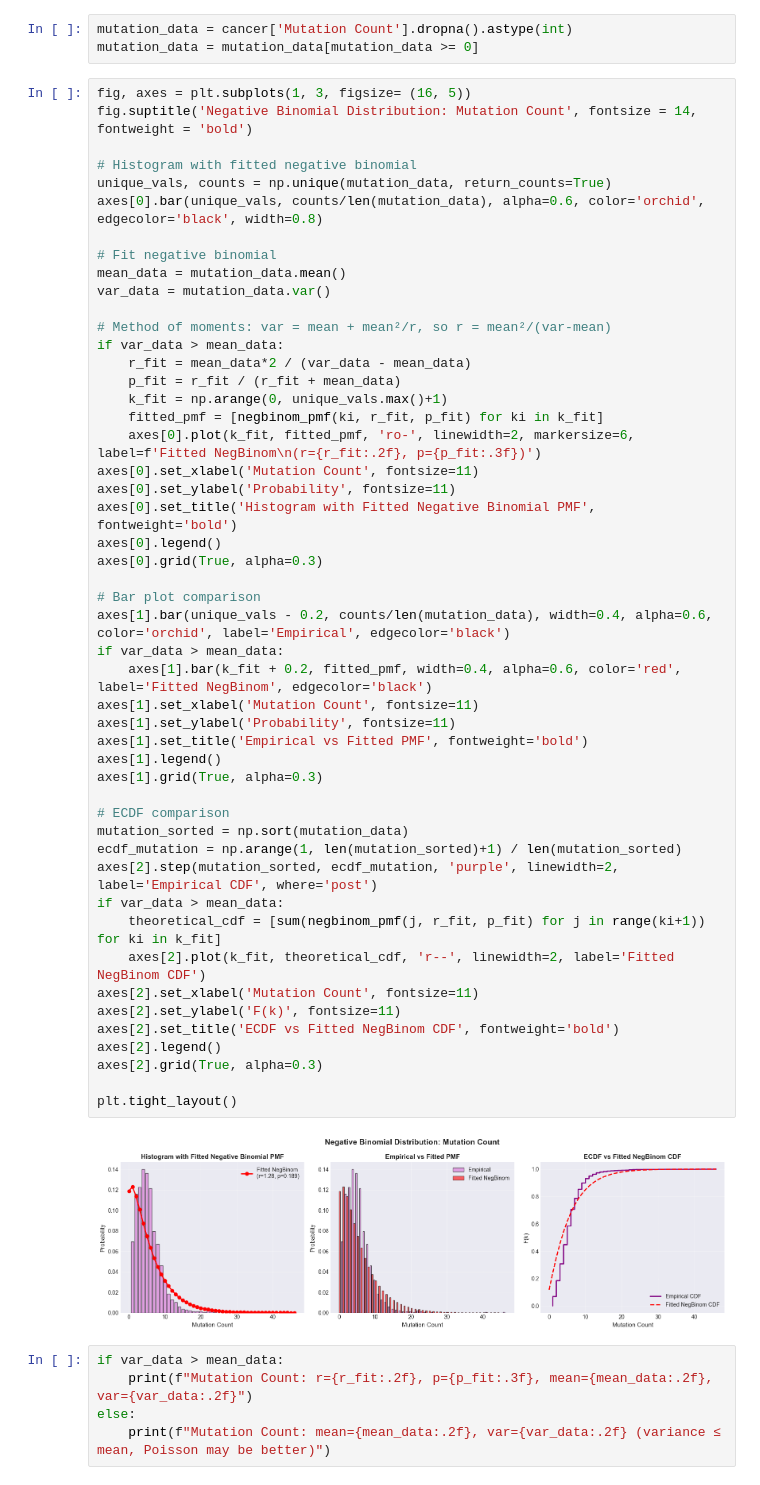
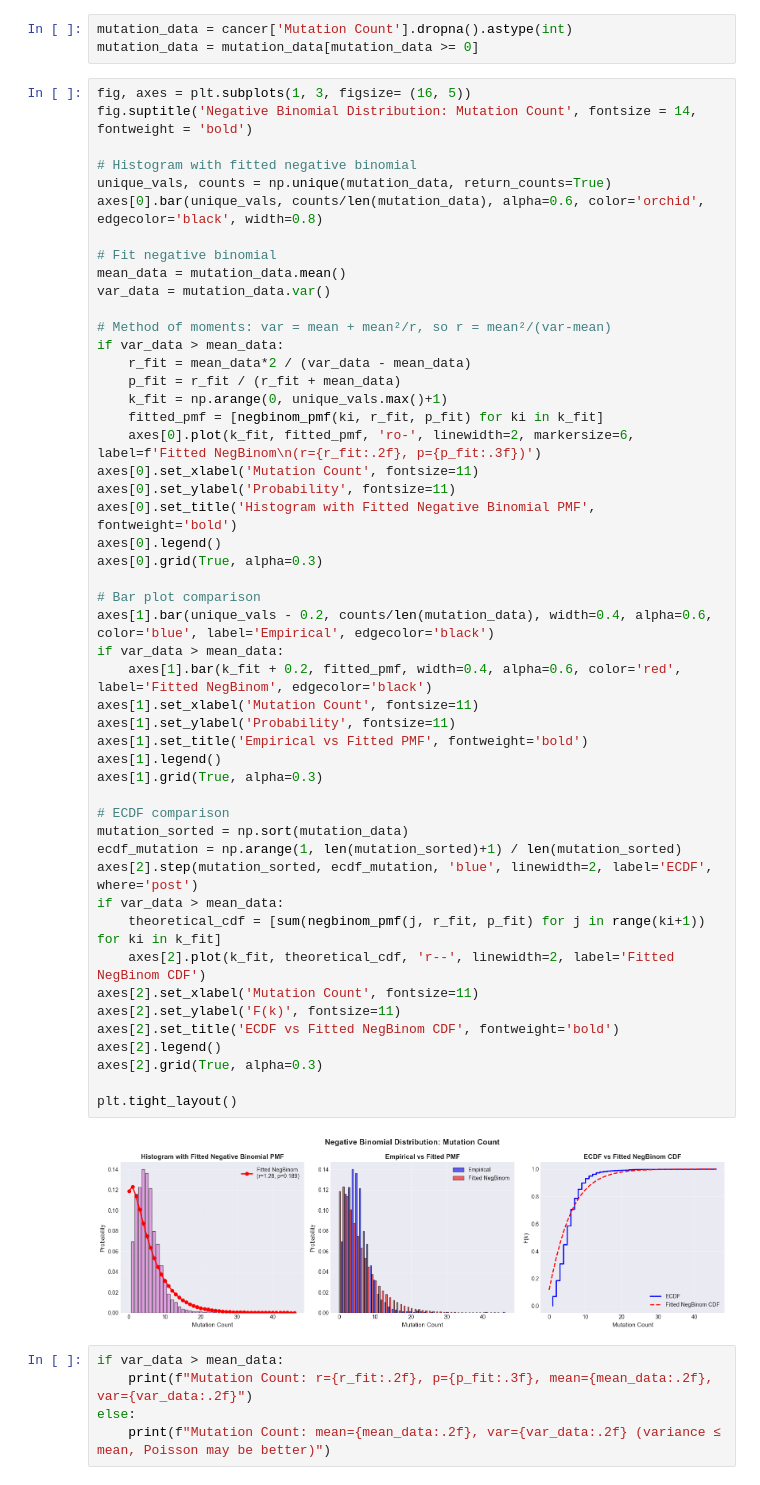
Before and after one commit to chloeob74/UU_Assignments, a Jupyter notebook: assignment_6.ipynb, the cells around one changed output. Cells and saved outputs as stored; diff of their text form.

```diff
--- a/assignment_6.ipynb
+++ b/assignment_6.ipynb
@@ -935,36 +935,36 @@ if var_data > mean_data:
     axes[0].plot(k_fit, fitted_pmf, 'ro-', linewidth=2, markersize=6, label=f'Fitted NegBinom\n(r={r_fit:.2f}, p={p_fit:.3f})')
 axes[0].set_xlabel('Mutation Count', fontsize=11)
 axes[0].set_ylabel('Probability', fontsize=11)
 axes[0].set_title('Histogram with Fitted Negative Binomial PMF', fontweight='bold')
 axes[0].legend()
 axes[0].grid(True, alpha=0.3)
 
 # Bar plot comparison
-axes[1].bar(unique_vals - 0.2, counts/len(mutation_data), width=0.4, alpha=0.6, color='orchid', label='Empirical', edgecolor='black')
+axes[1].bar(unique_vals - 0.2, counts/len(mutation_data), width=0.4, alpha=0.6, color='blue', label='Empirical', edgecolor='black')
 if var_data > mean_data:
     axes[1].bar(k_fit + 0.2, fitted_pmf, width=0.4, alpha=0.6, color='red', label='Fitted NegBinom', edgecolor='black')
 axes[1].set_xlabel('Mutation Count', fontsize=11)
 axes[1].set_ylabel('Probability', fontsize=11)
 axes[1].set_title('Empirical vs Fitted PMF', fontweight='bold')
 axes[1].legend()
 axes[1].grid(True, alpha=0.3)
 
 # ECDF comparison
 mutation_sorted = np.sort(mutation_data)
 ecdf_mutation = np.arange(1, len(mutation_sorted)+1) / len(mutation_sorted)
-axes[2].step(mutation_sorted, ecdf_mutation, 'purple', linewidth=2, label='Empirical CDF', where='post')
+axes[2].step(mutation_sorted, ecdf_mutation, 'blue', linewidth=2, label='ECDF', where='post')
 if var_data > mean_data:
     theoretical_cdf = [sum(negbinom_pmf(j, r_fit, p_fit) for j in range(ki+1)) for ki in k_fit]
     axes[2].plot(k_fit, theoretical_cdf, 'r--', linewidth=2, label='Fitted NegBinom CDF')
 axes[2].set_xlabel('Mutation Count', fontsize=11)
 axes[2].set_ylabel('F(k)', fontsize=11)
 axes[2].set_title('ECDF vs Fitted NegBinom CDF', fontweight='bold')
 axes[2].legend()
 axes[2].grid(True, alpha=0.3)
 
 plt.tight_layout()
 # %% [output]
-[figure, old version]
+[figure, new version]
 # %%
 if var_data > mean_data:
     print(f"Mutation Count: r={r_fit:.2f}, p={p_fit:.3f}, mean={mean_data:.2f}, var={var_data:.2f}")
```
Also changed, not shown: parts of 3 cells of this notebook.
